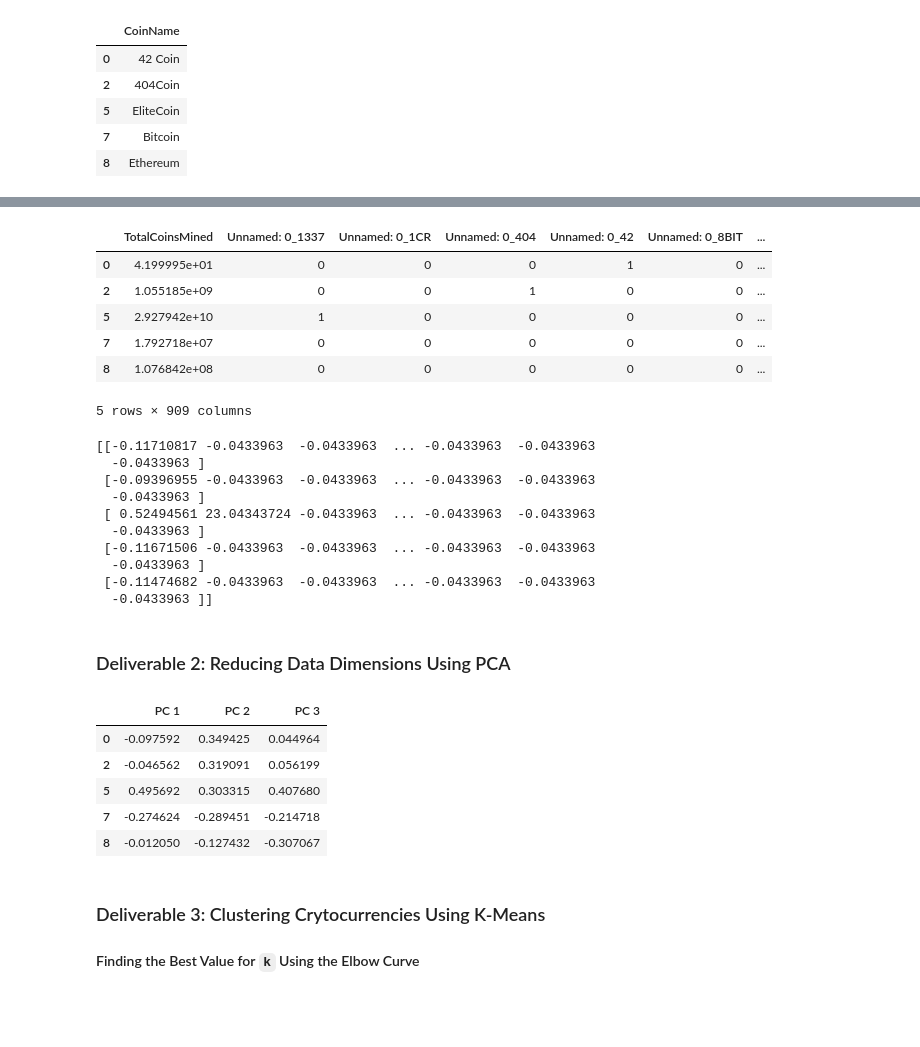
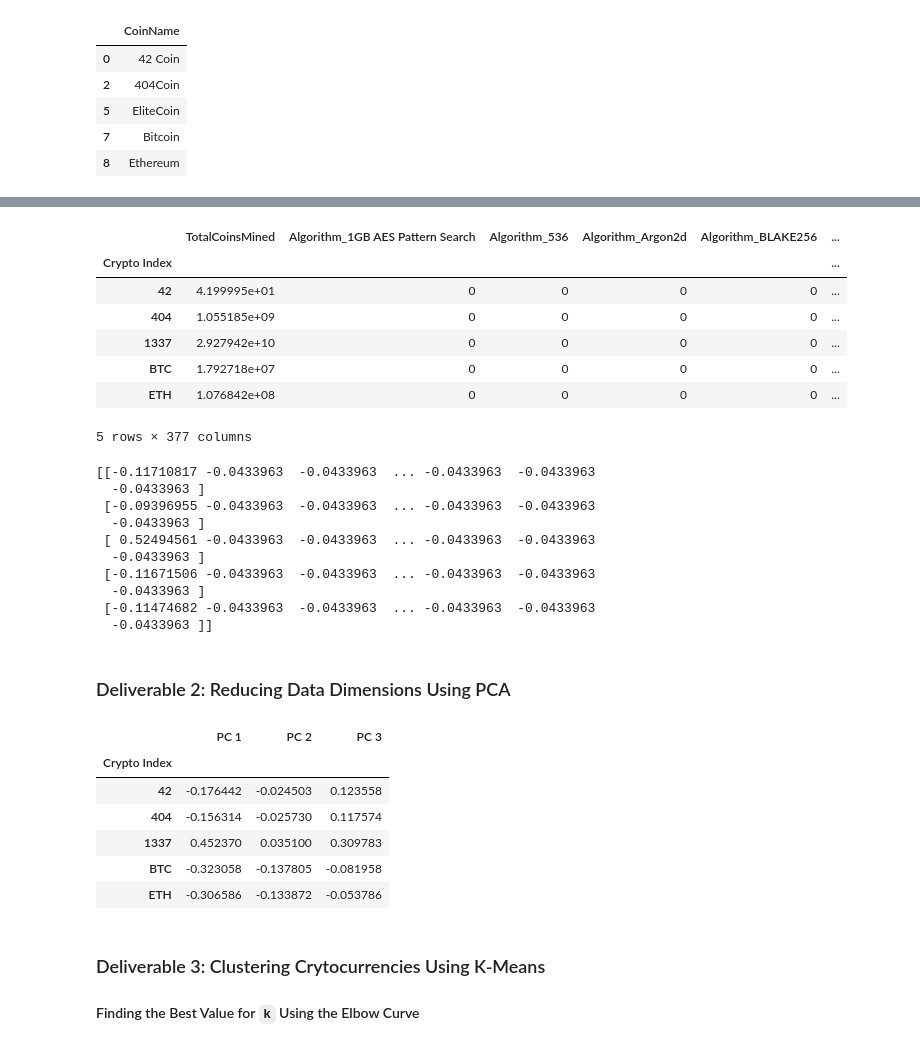
Before and after one commit to austink24/Cryptocurrencies, a Jupyter notebook: crypto_clustering.ipynb, the cells around one changed output, grey strips where cells are left out. Drawn from its saved outputs; the diff is of its cells as text; code cells hidden in the pictures; blank space fills up the shorter version.

```diff
--- a/crypto_clustering.ipynb
+++ b/crypto_clustering.ipynb
@@ -107,5 +157,6 @@ coins_name.head()
 # %%
 # Drop the 'CoinName' column since it's not going to be used on the clustering algorithm.
 df.drop(columns=['CoinName'], inplace=True)
+df = df.rename({'Unnamed: 0':'Crypto Index'},axis = 1)
 df.head()
 # %% [output]
@@ -115,3 +166,8 @@ df.head()
 | 5 | 1337 | X13 | PoW/PoS | 2.927942e+10 | 314159265359 |
 | 7 | BTC | SHA-256 | PoW | 1.792718e+07 | 21000000 |
 | 8 | ETH | Ethash | PoW | 1.076842e+08 | 0 |
+# %%
+df.set_index(df['Crypto Index'], inplace=True)
+# %%
+df.drop(columns = ['Crypto Index'],inplace=True)
+df.head()
@@ -117,0 +176,3 @@ df.head()
+# %%
+crypto_df = df.copy()
+crypto_df.head()
@@ -118,15 +187,16 @@ df.head()
 # %%
 # Use get_dummies() to create variables for text features.
-X = pd.get_dummies(df)
+X = pd.get_dummies(crypto_df)
 X.head()
 # %% [output]
-|  | TotalCoinsMined | Unnamed: 0_1337 | Unnamed: 0_1CR | Unnamed: 0_404 | Unnamed: 0_42 | Unnamed: 0_8BIT | ... |
-| 0 | 4.199995e+01 | 0 | 0 | 0 | 1 | 0 | ... |
-| 2 | 1.055185e+09 | 0 | 0 | 1 | 0 | 0 | ... |
-| 5 | 2.927942e+10 | 1 | 0 | 0 | 0 | 0 | ... |
-| 7 | 1.792718e+07 | 0 | 0 | 0 | 0 | 0 | ... |
-| 8 | 1.076842e+08 | 0 | 0 | 0 | 0 | 0 | ... |
+|  | TotalCoinsMined | Algorithm_1GB AES Pattern Search | Algorithm_536 | Algorithm_Argon2d | Algorithm_BLAKE256 | ... |
+| Crypto Index |  |  |  |  |  | ... |
+| 42 | 4.199995e+01 | 0 | 0 | 0 | 0 | ... |
+| 404 | 1.055185e+09 | 0 | 0 | 0 | 0 | ... |
+| 1337 | 2.927942e+10 | 0 | 0 | 0 | 0 | ... |
+| BTC | 1.792718e+07 | 0 | 0 | 0 | 0 | ... |
+| ETH | 1.076842e+08 | 0 | 0 | 0 | 0 | ... |
-5 rows × 909 columns
+5 rows × 377 columns
 # %%
 # Standardize the data with StandardScaler().
 X_scaled = StandardScaler().fit_transform(X)
@@ -136,7 +206,7 @@ print(X_scaled[0:5])
   -0.0433963 ]
  [-0.09396955 -0.0433963  -0.0433963  ... -0.0433963  -0.0433963
   -0.0433963 ]
- [ 0.52494561 23.04343724 -0.0433963  ... -0.0433963  -0.0433963
+ [ 0.52494561 -0.0433963  -0.0433963  ... -0.0433963  -0.0433963
   -0.0433963 ]
  [-0.11671506 -0.0433963  -0.0433963  ... -0.0433963  -0.0433963
   -0.0433963 ]
@@ -154,11 +224,12 @@ pcs_df=pd.DataFrame(data=X_pca, columns=["PC 1", "PC 2", "PC 3"], index=df.index
 pcs_df.head()
 # %% [output]
 |  | PC 1 | PC 2 | PC 3 |
-| 0 | -0.097592 | 0.349425 | 0.044964 |
-| 2 | -0.046562 | 0.319091 | 0.056199 |
-| 5 | 0.495692 | 0.303315 | 0.407680 |
-| 7 | -0.274624 | -0.289451 | -0.214718 |
-| 8 | -0.012050 | -0.127432 | -0.307067 |
+| Crypto Index |  |  |  |
+| 42 | -0.176442 | -0.024503 | 0.123558 |
+| 404 | -0.156314 | -0.025730 | 0.117574 |
+| 1337 | 0.452370 | 0.035100 | 0.309783 |
+| BTC | -0.323058 | -0.137805 | -0.081958 |
+| ETH | -0.306586 | -0.133872 | -0.053786 |
 # %% [markdown]
 ### Deliverable 3: Clustering Crytocurrencies Using K-Means
 
```
Also changed, not shown: parts of 14 cells of this notebook.
